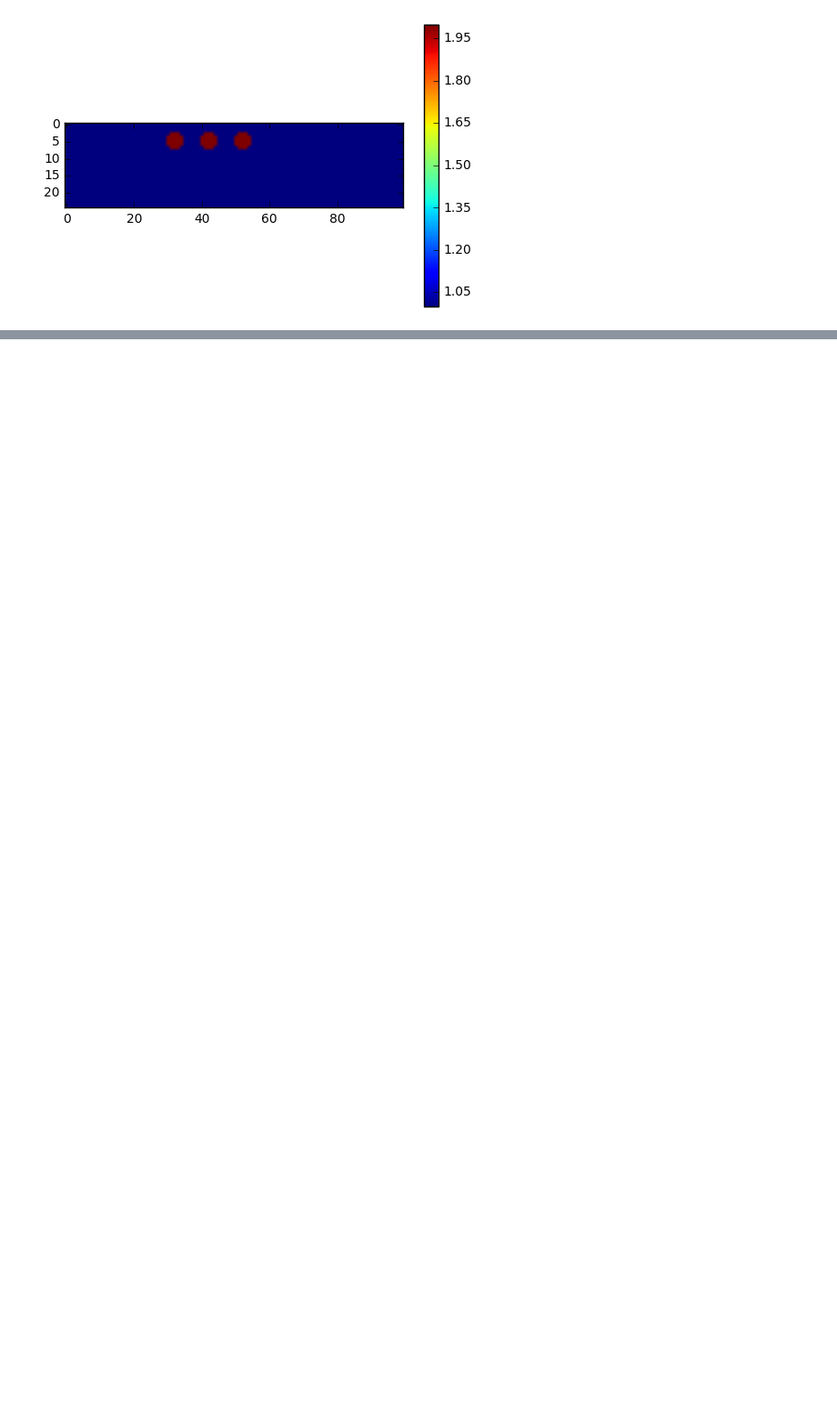
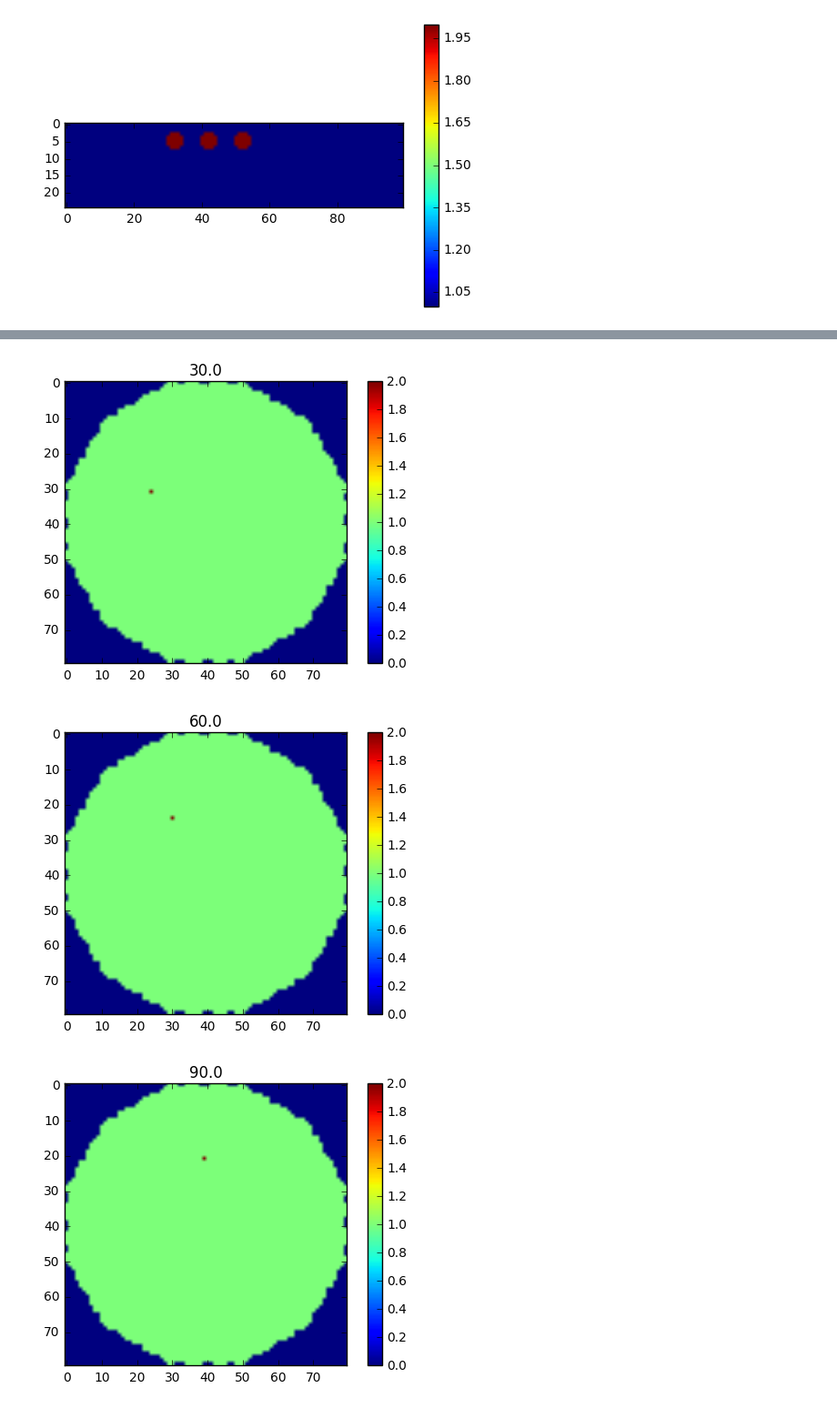
Before and after one commit to nicocarbone/CUDAMCFL, a Jupyter notebook: Bulk_descriptor_creator.ipynb, the cells around one changed output, grey strips where cells are left out. Shown at 91% size. Cells and saved outputs as stored; diff of their text form; code cells hidden in the pictures; blank space fills up the shorter version.

```diff
--- a/Bulk_descriptor_creator.ipynb
+++ b/Bulk_descriptor_creator.ipynb
@@ -182,0 +237,20 @@ with open(filename_back,"wb") as f:
+# %%
+# Rotate the image to perform the normalization and the scanning
+numRots=12
+angle = 0
+for i in range (numRots):
+    bulk3dRot = np.full((size_lat,size_lat,size_depth),1,dtype=int)
+    angleRot = 360/numRots
+    angle += angleRot
+    bulk3dRot = XYRotate(bulk3d, angleRot)
+    fig = plt.figure()
+    plt.imshow(bulk3dRot[:,:,8].T,vmin=0)
+    plt.title(str(angle))
+    cbar = plt.colorbar()
+    filename = "/home/nicolas/CUDAMCFL/BulkDesc/3Dbulk-wfr-a"+ str(round(angle))
+    #with open(filename,"wb") as f:
+        #savetxt(f, bulk3dRot.T.reshape(1,size_lat*size_lat*size_depth), fmt='%i', delimiter=" ")
+# %% [output]
+[figure, added]
+[figure, added]
+[figure, added]
```
Also changed, not shown: parts of 14 cells of this notebook.
